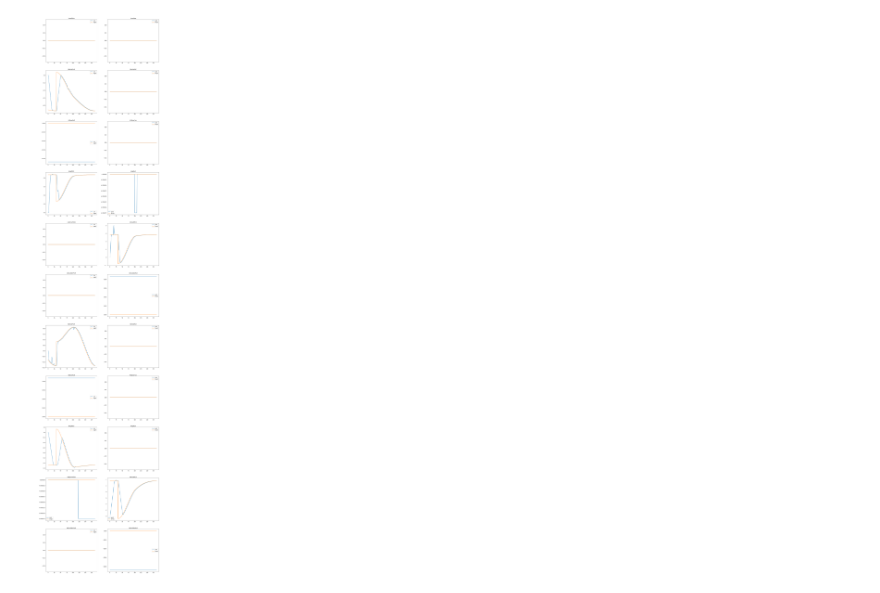
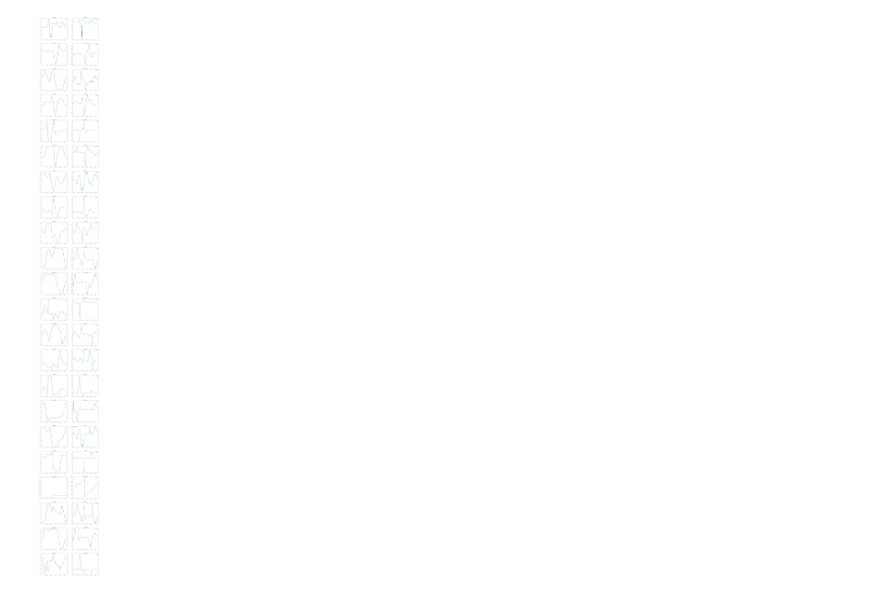
Before and after one commit to ikrets/programming-humanoid-robot-in-python, a Jupyter notebook: joint_control/plot_logs.ipynb, the cells around one changed output. Drawn from its saved outputs; the diff is of its cells as text; code cells hidden in the pictures.

```diff
--- a/joint_control/plot_logs.ipynb
+++ b/joint_control/plot_logs.ipynb
@@ -3,24 +3,29 @@ import numpy as np
 import matplotlib.pyplot as plt
 import pickle
 # %%
-with open('logs_kneel.pickle', 'rb') as fp:
+with open('logs.pickle', 'rb') as fp:
     joints, targets, actions = pickle.load(fp)
 # %%
 joints_arr = np.empty((len(joints), len(joints[0])), dtype=np.float32)
 targets_arr = np.empty_like(joints_arr)
+actions_arr = np.empty_like(joints_arr)
 
 keys = sorted(joints[0].keys())
 for i in range(len(joints)):
     for j in range(len(keys)):
         joints_arr[i, j] = joints[i][keys[j]]
         targets_arr[i, j] = targets[i][keys[j]]
+        actions_arr[i, j] = actions[i][keys[j]]
 # %%
-plt.figure(figsize=(20, 100))
-for i in range(len(labels)):
-    plt.subplot(11, 2, i + 1)
+plt.figure(figsize=(20, 200))
+for i in range(len(keys)):
+    plt.subplot(22, 2, 2 * i + 1)
     plt.plot(joints_arr[:, i], label='joint')
     plt.plot(targets_arr[:, i], label='target')
     plt.title(keys[i])
+    plt.subplot(22, 2, 2 * i + 2)
+    plt.plot(actions_arr[:, i], label='action')
+    plt.title(keys[i])
     plt.legend()
 # %% [output]
-[figure, old version]
+[figure, new version]
```
Also changed, not shown: 9 other files.
